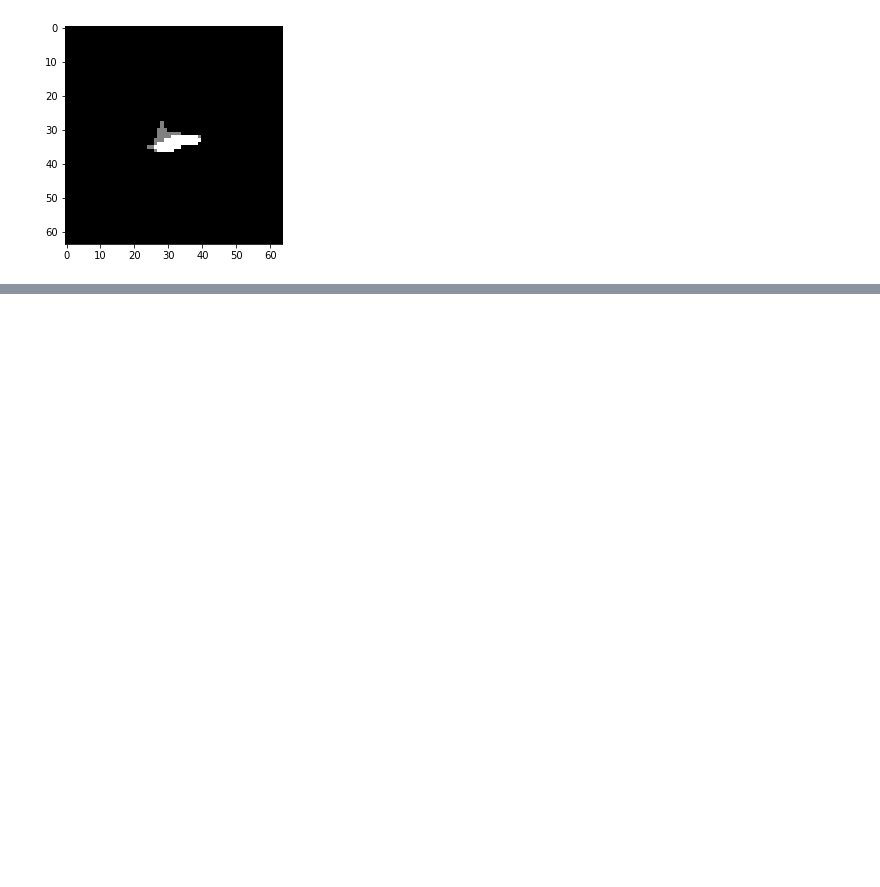
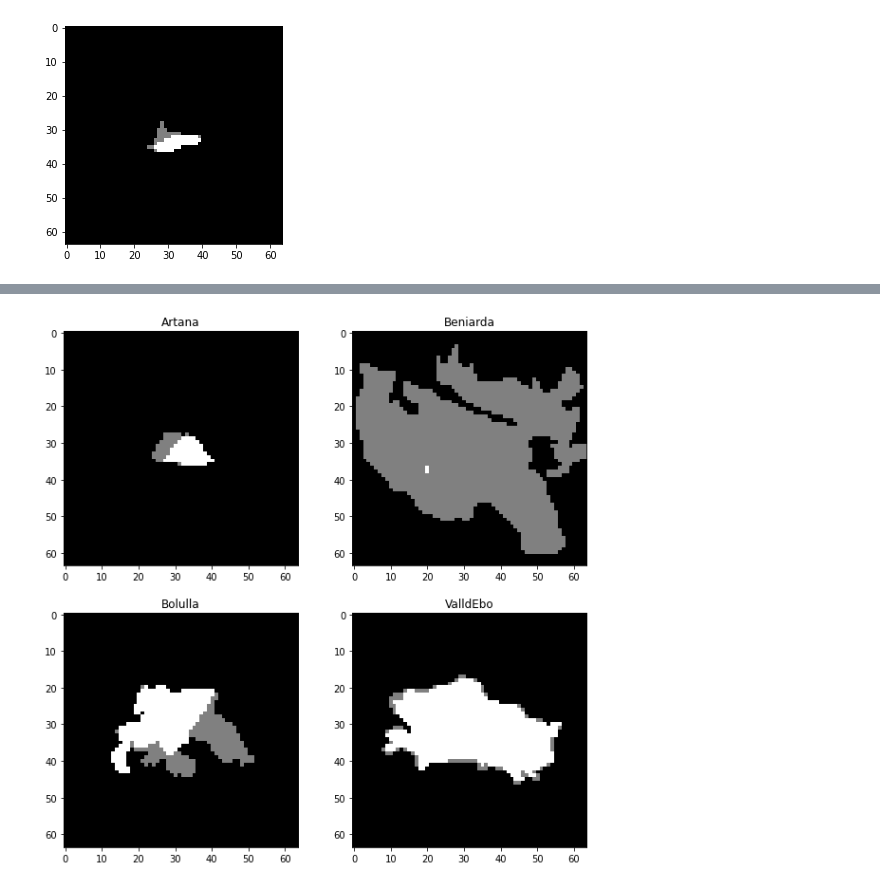
Before and after one commit to joanboterspitarch/data_forest_fires, a Jupyter notebook: create_grids.ipynb, the cells around one changed output, grey strips where cells are left out. Cells and saved outputs as stored; diff of their text form; code cells hidden in the pictures; blank space fills up the shorter version.

```diff
--- a/create_grids.ipynb
+++ b/create_grids.ipynb
@@ -164 +195,5 @@ for name in masks_crop_resize.keys():
+# %%
+fig
+# %% [output]
+[figure, added]
 # %%
```
Also changed, not shown: parts of 5 cells of this notebook, 6 other files.
